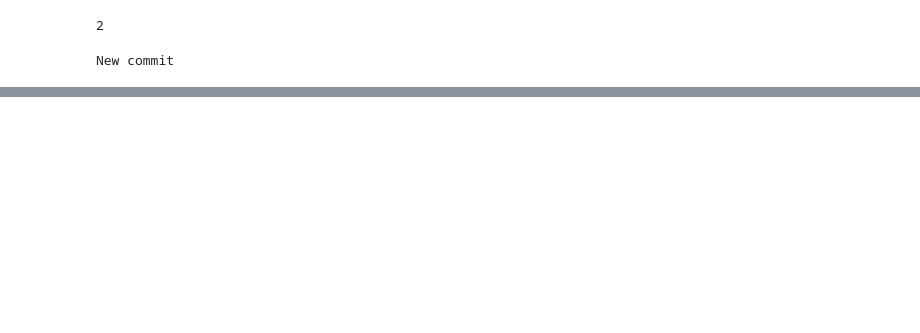
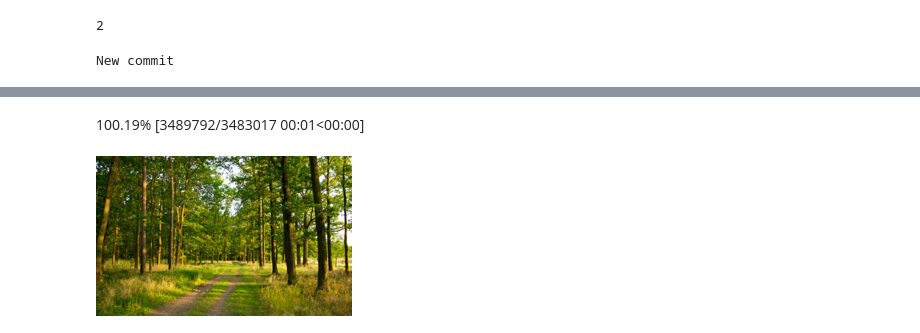
Before and after one commit to munisdev86/fastai-dl-pt1, a Jupyter notebook: intro.ipynb, the cells around one changed output, grey strips where cells are left out. Drawn from its saved outputs; the diff is of its cells as text; code cells hidden in the pictures; blank space fills up the shorter version.

```diff
--- a/intro.ipynb
+++ b/intro.ipynb
@@ -11,0 +76,6 @@ New commit
+# %%
+download_url(search_images('forest photos', max_images=1)[0], 'forest.jpg', show_progress=True)
+Image.open('forest.jpg').to_thumb(256,256)
+# %% [output]
+100.19% [3489792/3483017 00:01<00:00]
+[figure, added]
```
Also changed, not shown: parts of 12 cells of this notebook.
